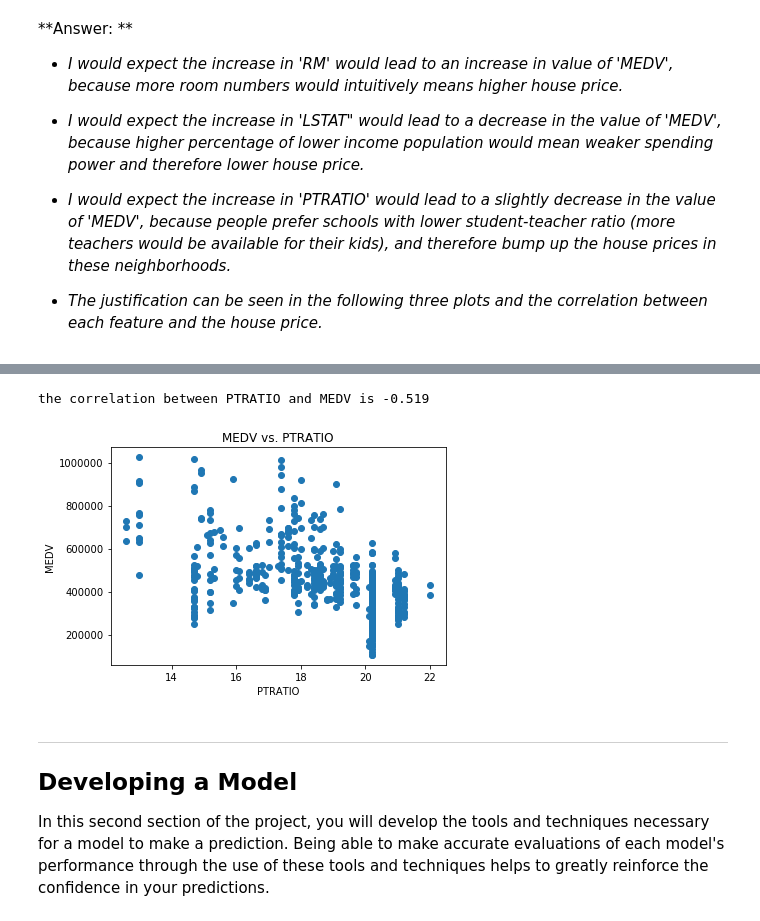
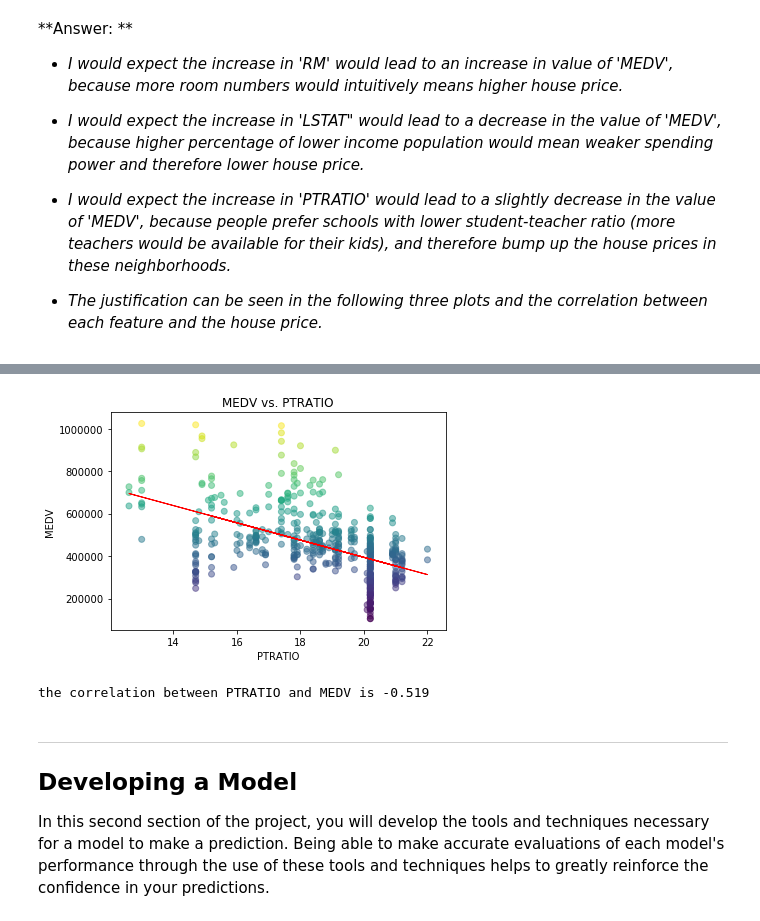
Before and after one commit to yunfeigao/udacity_proj_bostonhousing, a Jupyter notebook: boston_housing.ipynb, the cells around one changed output, grey strips where cells are left out. Drawn from its saved outputs; the diff is of its cells as text; code cells hidden in the pictures.

```diff
--- a/boston_housing.ipynb
+++ b/boston_housing.ipynb
@@ -121,12 +133,17 @@ the correlation between LSTAT and MEDV is -0.761
 # %%
-plt.scatter(features["PTRATIO"], prices)
-plt.title("MEDV vs. PTRATIO")
+reg=LinearRegression()
+ptratio = features["PTRATIO"].values.reshape(-1, 1)
+reg.fit(ptratio, prices)
+plt.plot(ptratio, reg.predict(ptratio), c="red", linewidth=1)
+plt.scatter(ptratio, prices, alpha=0.5, c=prices)
 plt.xlabel("PTRATIO")
 plt.ylabel("MEDV")
+plt.title("MEDV vs. PTRATIO")
+plt.show()
 print "the correlation between PTRATIO and MEDV is {:,.3f}".format(np.corrcoef(features["PTRATIO"], prices)[0,1])
 # %% [output]
+[figure, new version]
 the correlation between PTRATIO and MEDV is -0.519
-[figure, old version]
 # %% [markdown]
 ----
 
```
Also changed, not shown: parts of 9 cells of this notebook, 1 other file.
